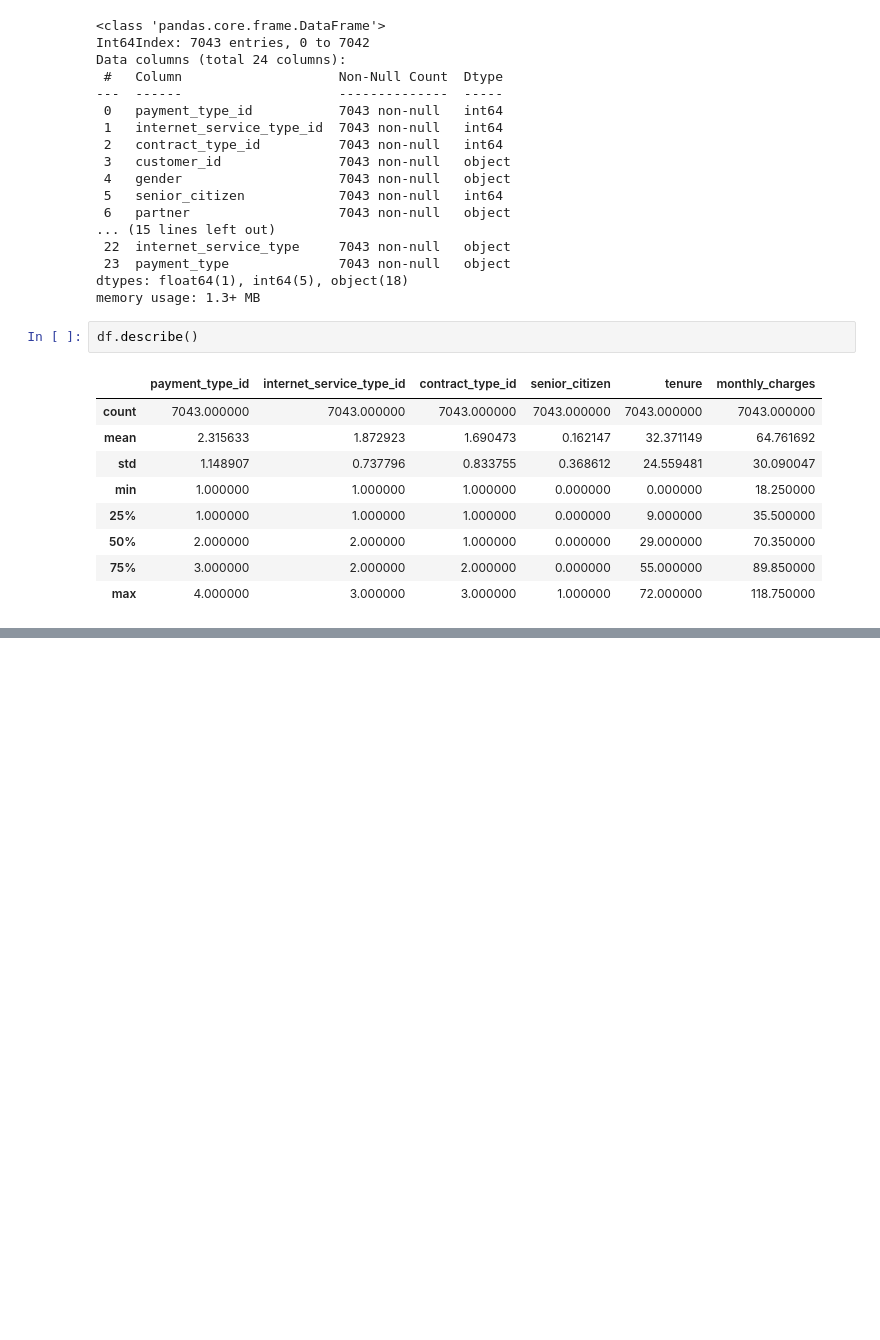
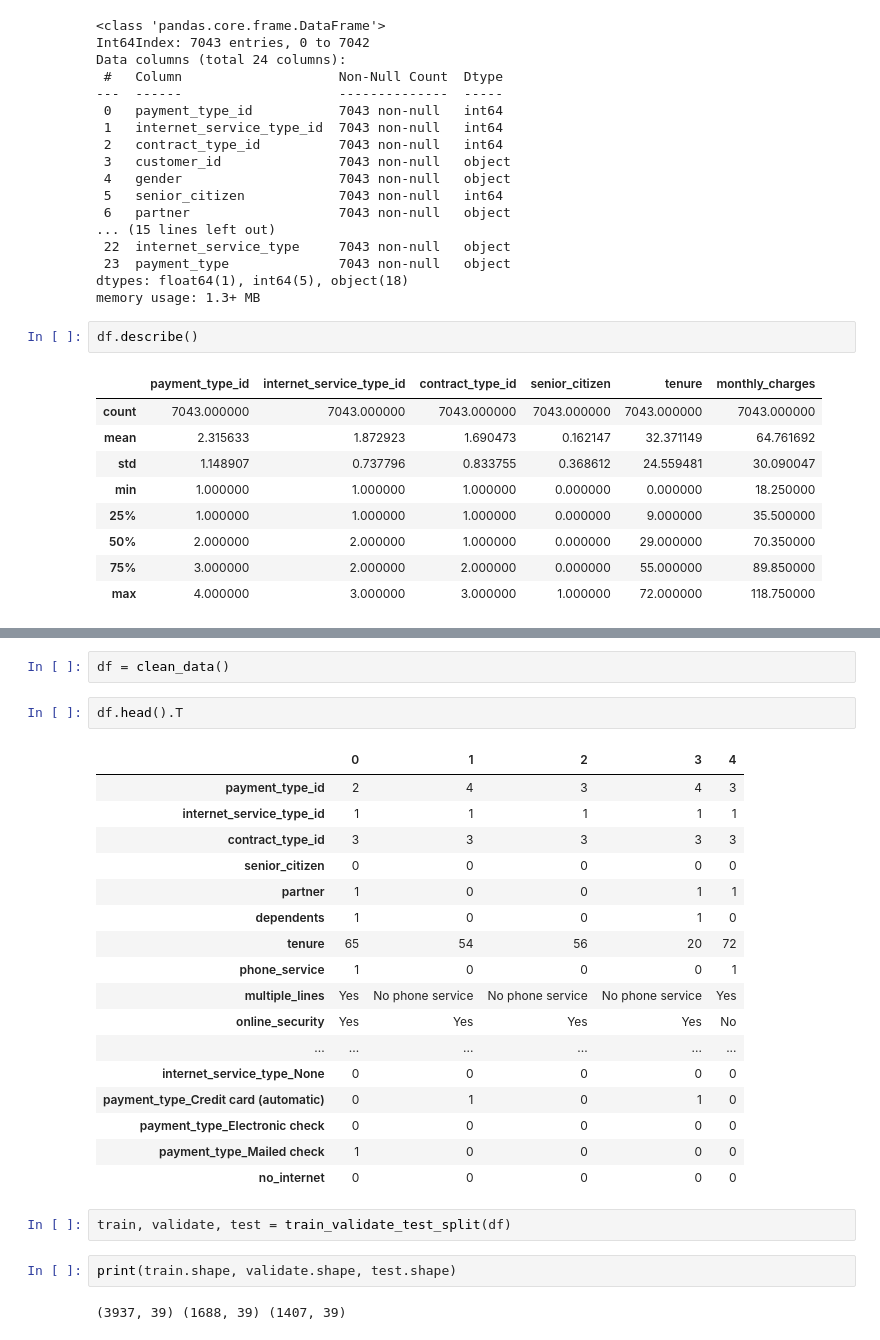
Before and after one commit to VelasquezAlejandro044/telco_classification_project, a Jupyter notebook: telco_churn_project.ipynb, the cells around one changed output, grey strips where cells are left out. Cells and saved outputs as stored; diff of their text form; blank space fills up the shorter version.

```diff
--- a/telco_churn_project.ipynb
+++ b/telco_churn_project.ipynb
@@ -125 +116,29 @@ dtype: int64
+# %%
+df = clean_data()
+# %%
+df.head().T
+# %% [output]
+|  | 0 | 1 | 2 | 3 | 4 |
+| payment_type_id | 2 | 4 | 3 | 4 | 3 |
+| internet_service_type_id | 1 | 1 | 1 | 1 | 1 |
+| contract_type_id | 3 | 3 | 3 | 3 | 3 |
+| senior_citizen | 0 | 0 | 0 | 0 | 0 |
+| partner | 1 | 0 | 0 | 1 | 1 |
+| dependents | 1 | 0 | 0 | 1 | 0 |
+| tenure | 65 | 54 | 56 | 20 | 72 |
+| phone_service | 1 | 0 | 0 | 0 | 1 |
+| multiple_lines | Yes | No phone service | No phone service | No phone service | Yes |
+| online_security | Yes | Yes | Yes | Yes | No |
+| ... | ... | ... | ... | ... | ... |
+| internet_service_type_None | 0 | 0 | 0 | 0 | 0 |
+| payment_type_Credit card (automatic) | 0 | 1 | 0 | 1 | 0 |
+| payment_type_Electronic check | 0 | 0 | 0 | 0 | 0 |
+| payment_type_Mailed check | 1 | 0 | 0 | 0 | 0 |
+| no_internet | 0 | 0 | 0 | 0 | 0 |
+# %%
+train, validate, test = train_validate_test_split(df)
+# %%
+print(train.shape, validate.shape, test.shape)
+# %% [output]
+(3937, 39) (1688, 39) (1407, 39)
 # %%
```
Also changed, not shown: parts of 23 cells of this notebook, 2 other files.
